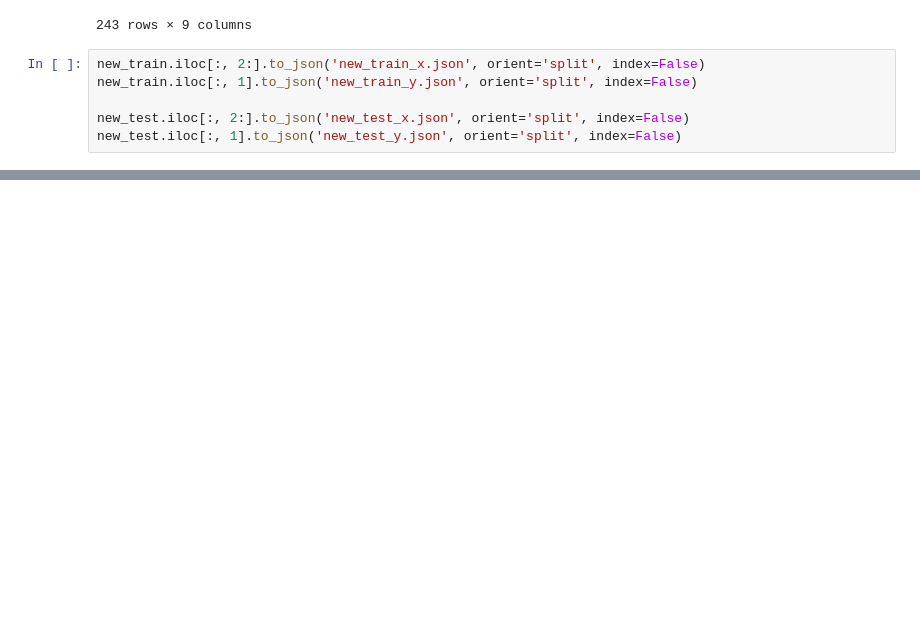
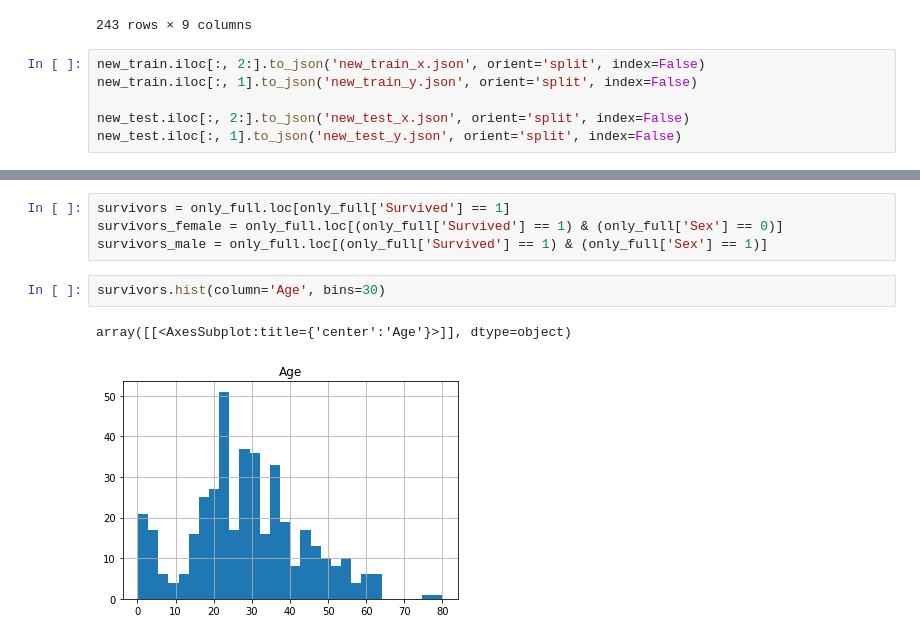
Before and after one commit to vinneyto/junk, a Jupyter notebook: src/assets/titanic_data/notebook.ipynb, the cells around one changed output, grey strips where cells are left out. Cells and saved outputs as stored; diff of their text form; blank space fills up the shorter version.

```diff
--- a/src/assets/titanic_data/notebook.ipynb
+++ b/src/assets/titanic_data/notebook.ipynb
@@ -198,0 +215,9 @@ new_test.iloc[:, 1].to_json('new_test_y.json', orient='split', index=False)
+# %%
+survivors = only_full.loc[only_full['Survived'] == 1]
+survivors_female = only_full.loc[(only_full['Survived'] == 1) & (only_full['Sex'] == 0)]
+survivors_male = only_full.loc[(only_full['Survived'] == 1) & (only_full['Sex'] == 1)]
+# %%
+survivors.hist(column='Age', bins=30)
+# %% [output]
+array([[<AxesSubplot:title={'center':'Age'}>]], dtype=object)
+[figure, added]
```
Also changed, not shown: parts of 6 cells of this notebook, 5 other files.
